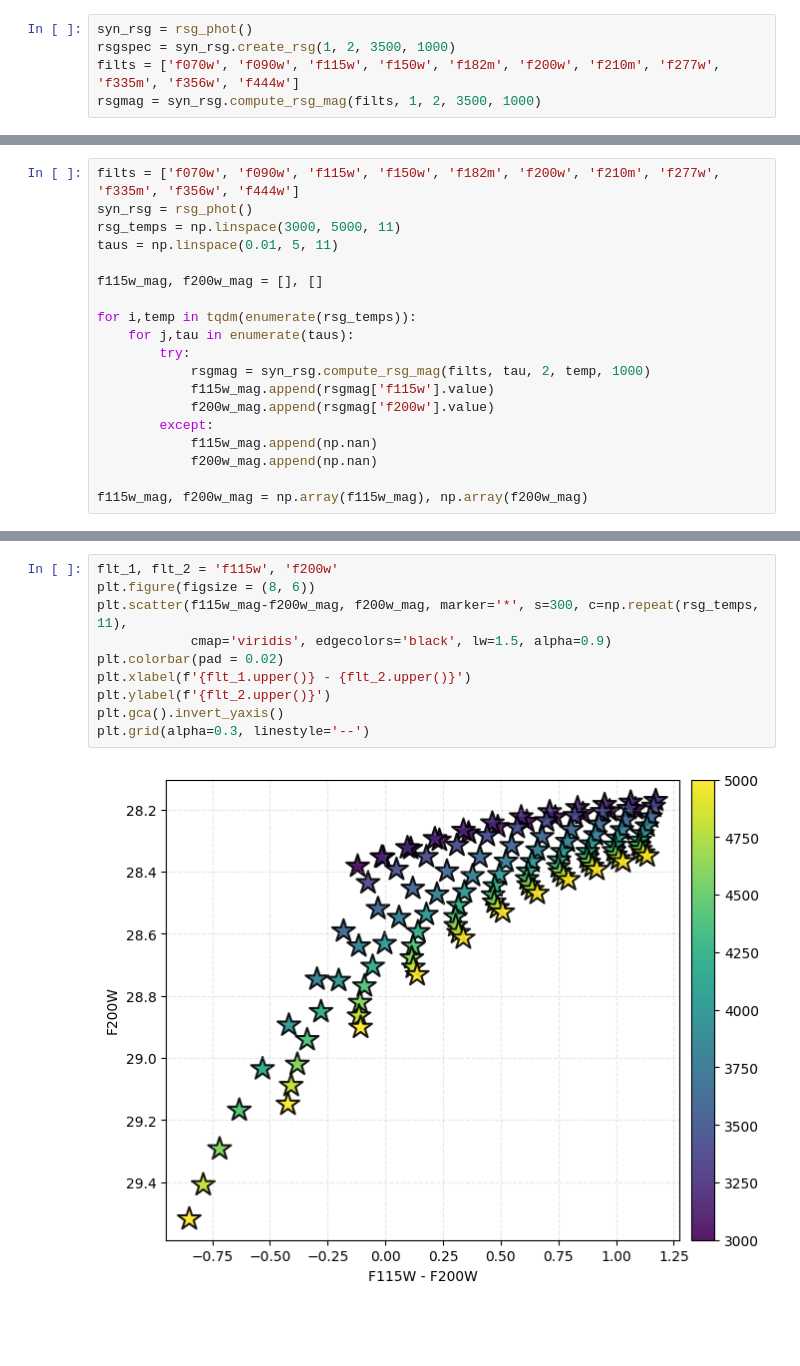
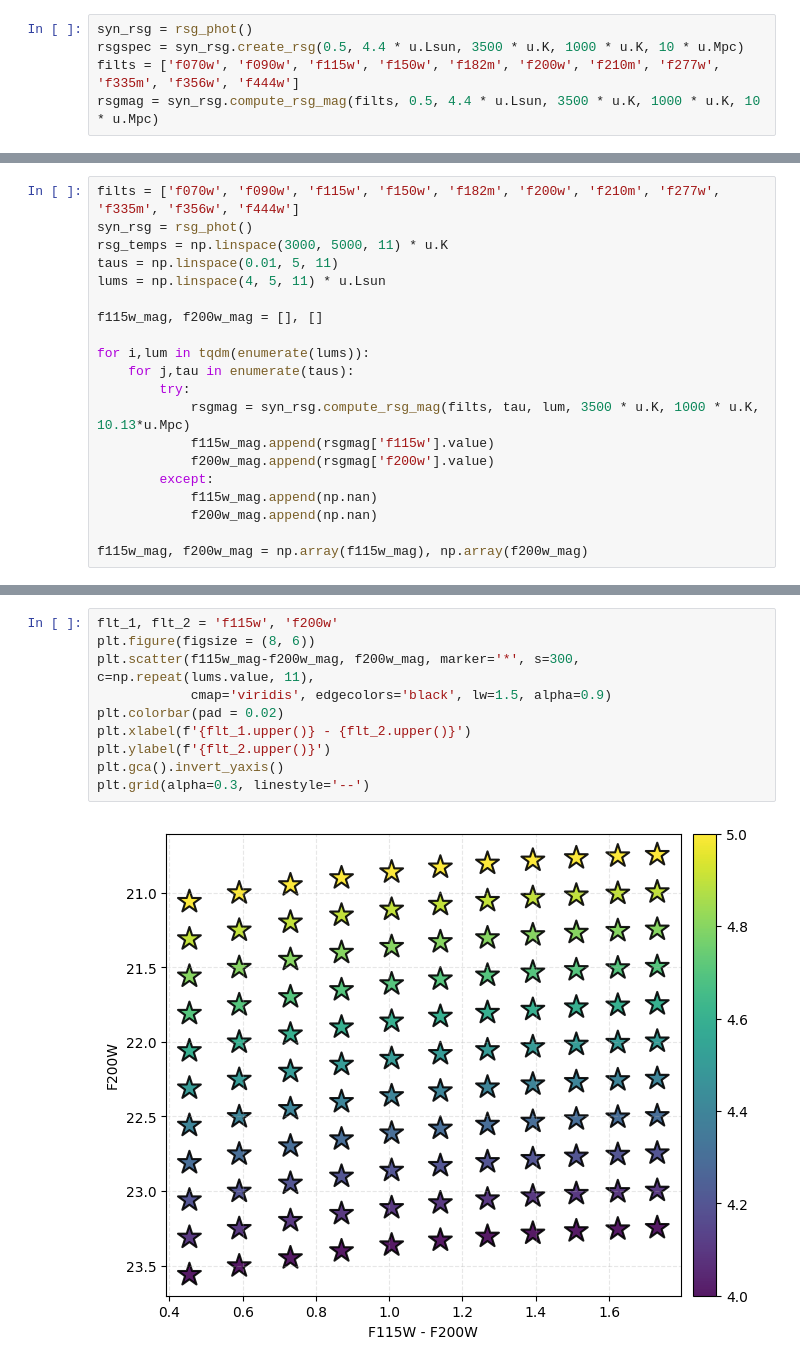
Before and after one commit to aswinsuresh24/rsg_phot, a Jupyter notebook: rsg_phot.ipynb, the cells around one changed output, grey strips where cells are left out. Drawn from its saved outputs; the diff is of its cells as text; blank space fills up the shorter version.

```diff
--- a/rsg_phot.ipynb
+++ b/rsg_phot.ipynb
@@ -20,5 +22,5 @@ from tqdm import tqdm
 # %%
 syn_rsg = rsg_phot()
-rsgspec = syn_rsg.create_rsg(1, 2, 3500, 1000)
+rsgspec = syn_rsg.create_rsg(0.5, 4.4 * u.Lsun, 3500 * u.K, 1000 * u.K, 10 * u.Mpc)
 filts = ['f070w', 'f090w', 'f115w', 'f150w', 'f182m', 'f200w', 'f210m', 'f277w', 'f335m', 'f356w', 'f444w']
-rsgmag = syn_rsg.compute_rsg_mag(filts, 1, 2, 3500, 1000)
+rsgmag = syn_rsg.compute_rsg_mag(filts, 0.5, 4.4 * u.Lsun, 3500 * u.K, 1000 * u.K, 10 * u.Mpc)
@@ -25,15 +50,16 @@ rsgmag = syn_rsg.compute_rsg_mag(filts, 1, 2, 3500, 1000)
 # %%
 filts = ['f070w', 'f090w', 'f115w', 'f150w', 'f182m', 'f200w', 'f210m', 'f277w', 'f335m', 'f356w', 'f444w']
 syn_rsg = rsg_phot()
-rsg_temps = np.linspace(3000, 5000, 11)
+rsg_temps = np.linspace(3000, 5000, 11) * u.K
 taus = np.linspace(0.01, 5, 11)
+lums = np.linspace(4, 5, 11) * u.Lsun
 
 f115w_mag, f200w_mag = [], []
 
-for i,temp in tqdm(enumerate(rsg_temps)):
+for i,lum in tqdm(enumerate(lums)):
     for j,tau in enumerate(taus):
         try:
-            rsgmag = syn_rsg.compute_rsg_mag(filts, tau, 2, temp, 1000)
+            rsgmag = syn_rsg.compute_rsg_mag(filts, tau, lum, 3500 * u.K, 1000 * u.K, 10.13*u.Mpc)
             f115w_mag.append(rsgmag['f115w'].value)
             f200w_mag.append(rsgmag['f200w'].value)
         except:
@@ -62,12 +70,12 @@ plt.gca().invert_yaxis()
 # %%
 flt_1, flt_2 = 'f115w', 'f200w'
 plt.figure(figsize = (8, 6))
-plt.scatter(f115w_mag-f200w_mag, f200w_mag, marker='*', s=300, c=np.repeat(rsg_temps, 11),
+plt.scatter(f115w_mag-f200w_mag, f200w_mag, marker='*', s=300, c=np.repeat(lums.value, 11),
             cmap='viridis', edgecolors='black', lw=1.5, alpha=0.9)
 plt.colorbar(pad = 0.02)
 plt.xlabel(f'{flt_1.upper()} - {flt_2.upper()}')
 plt.ylabel(f'{flt_2.upper()}')
 plt.gca().invert_yaxis()
 plt.grid(alpha=0.3, linestyle='--')
 # %% [output]
-[figure, old version]
+[figure, new version]
```
Also changed, not shown: parts of 9 cells of this notebook, 3 other files.
